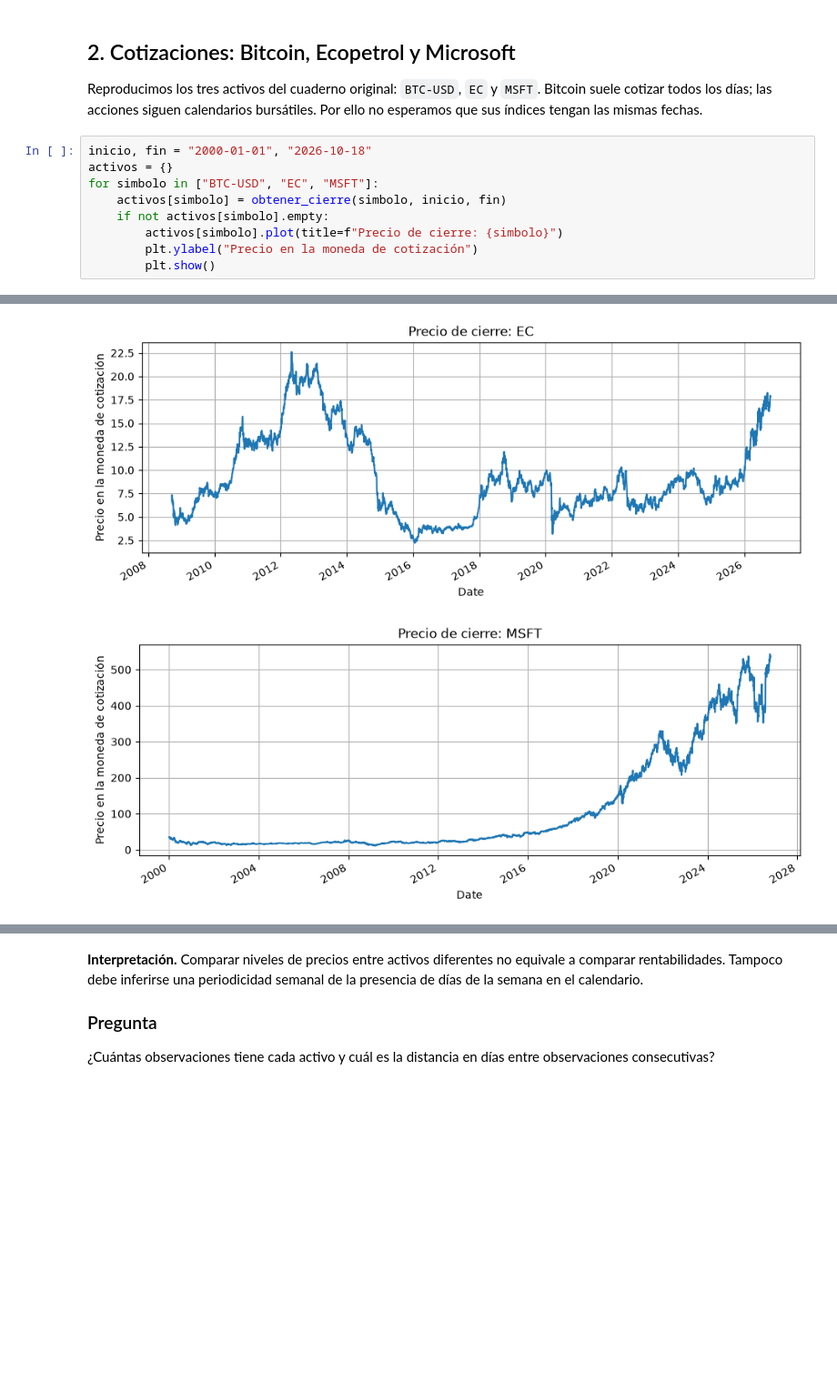
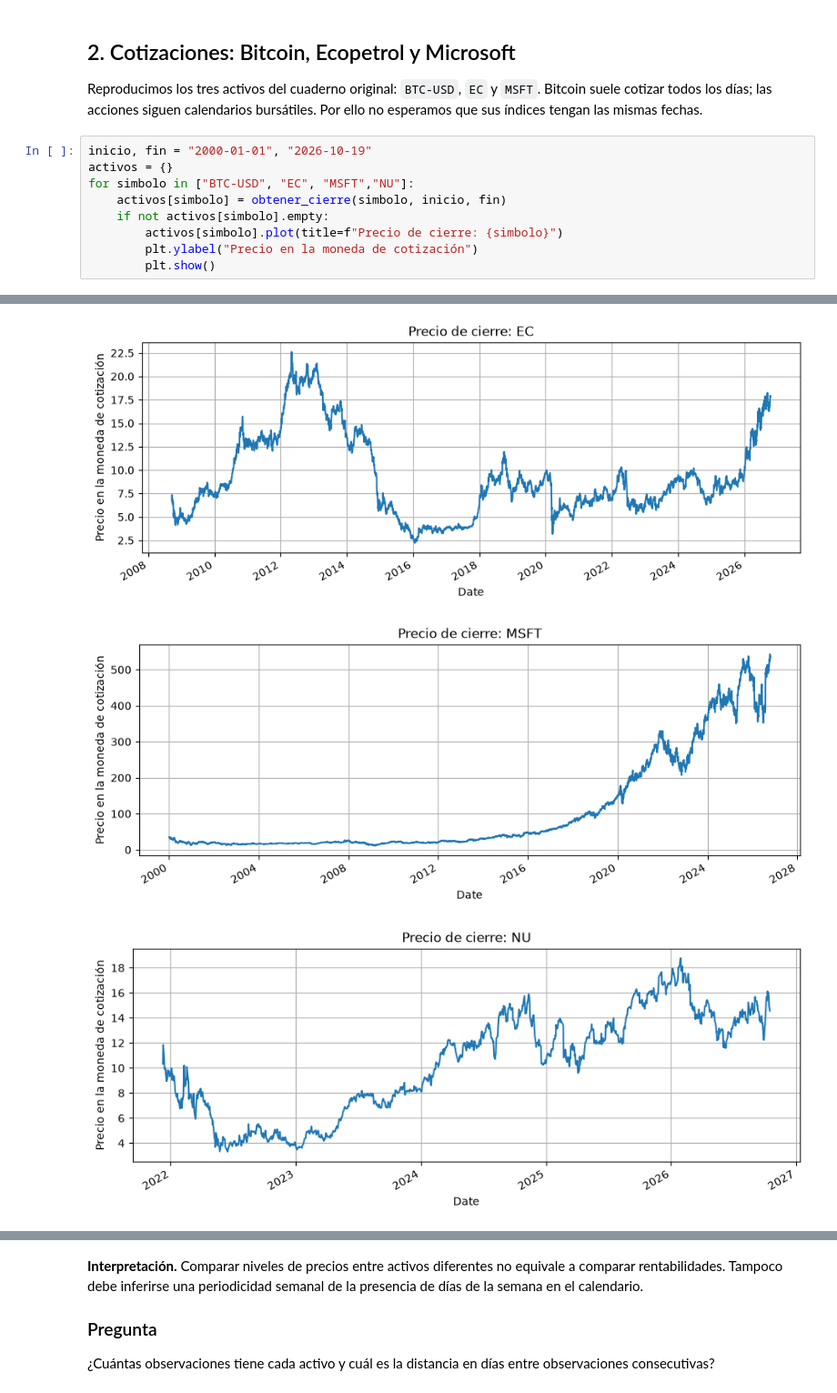
Before and after one commit to robertohincapie/Curso_TAAE, a Jupyter notebook: Unidad 4/Series de tiempo 0 - introduccion.ipynb, the cells around one changed output, grey strips where cells are left out. Shown at 91% size. Drawn from its saved outputs; the diff is of its cells as text; blank space fills up the shorter version.

```diff
--- a/Unidad 4/Series de tiempo 0 - introduccion.ipynb
+++ b/Unidad 4/Series de tiempo 0 - introduccion.ipynb
@@ -37,15 +37,16 @@ def obtener_cierre(simbolo, inicio, fin):
 ## 2. Cotizaciones: Bitcoin, Ecopetrol y Microsoft
 Reproducimos los tres activos del cuaderno original: `BTC-USD`, `EC` y `MSFT`. Bitcoin suele cotizar todos los días; las acciones siguen calendarios bursátiles. Por ello no esperamos que sus índices tengan las mismas fechas.
 # %%
-inicio, fin = "2000-01-01", "2026-10-18"
+inicio, fin = "2000-01-01", "2026-10-19"
 activos = {}
-for simbolo in ["BTC-USD", "EC", "MSFT"]:
+for simbolo in ["BTC-USD", "EC", "MSFT","NU"]:
     activos[simbolo] = obtener_cierre(simbolo, inicio, fin)
     if not activos[simbolo].empty:
         activos[simbolo].plot(title=f"Precio de cierre: {simbolo}")
         plt.ylabel("Precio en la moneda de cotización")
         plt.show()
 # %% [output]
 [figure]
 [figure]
 [figure]
+[figure, added]
```
Also changed, not shown: parts of 11 cells of this notebook.
